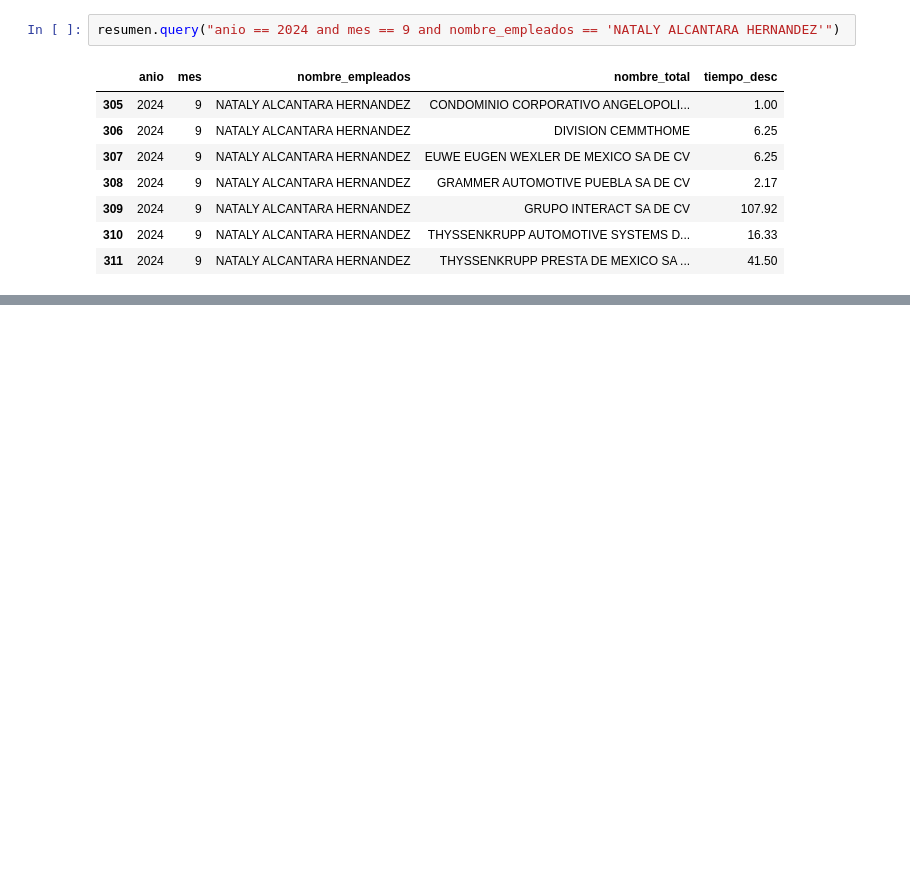
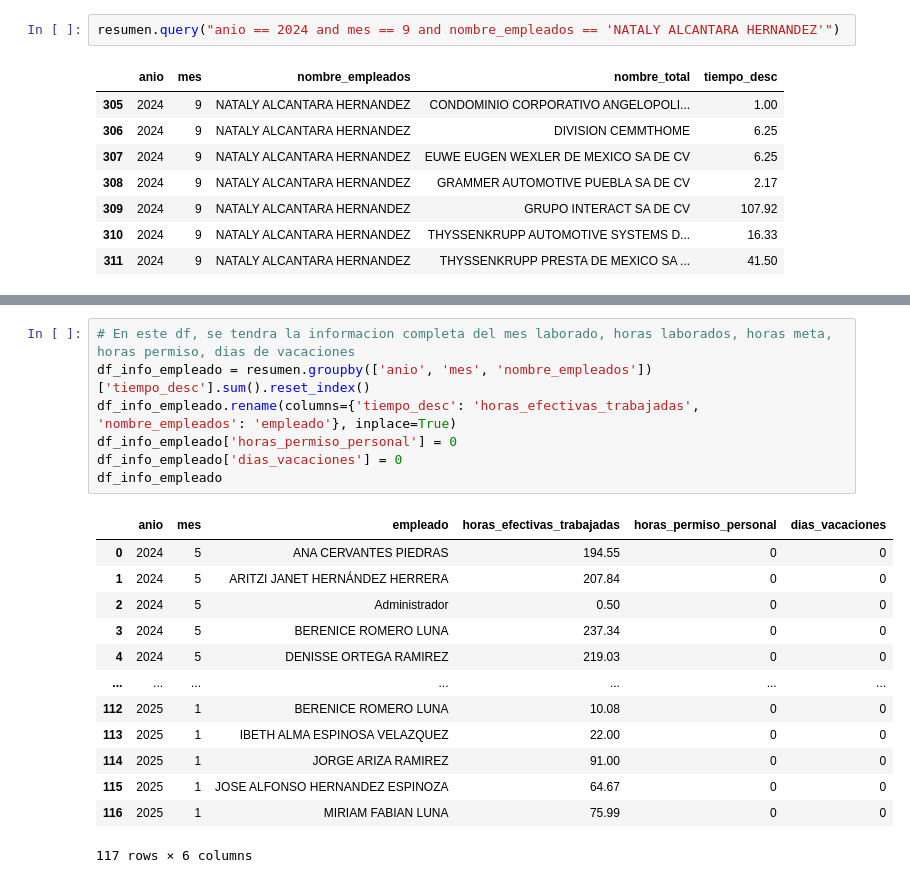
Before and after one commit to devAriza/data_gin_streamlit, a Jupyter notebook: data_analysis.ipynb, the cells around one changed output, grey strips where cells are left out. Drawn from its saved outputs; the diff is of its cells as text; blank space fills up the shorter version.

```diff
--- a/data_analysis.ipynb
+++ b/data_analysis.ipynb
@@ -169,0 +170,21 @@ resumen.query("anio == 2024 and mes == 8 and nombre_empleados == 'NATALY ALCANTA
+# %%
+# En este df, se tendra la informacion completa del mes laborado, horas laborados, horas meta, horas permiso, dias de vacaciones
+df_info_empleado = resumen.groupby(['anio', 'mes', 'nombre_empleados'])['tiempo_desc'].sum().reset_index()
+df_info_empleado.rename(columns={'tiempo_desc': 'horas_efectivas_trabajadas', 'nombre_empleados': 'empleado'}, inplace=True)
+df_info_empleado['horas_permiso_personal'] = 0
+df_info_empleado['dias_vacaciones'] = 0
+df_info_empleado
+# %% [output]
+|  | anio | mes | empleado | horas_efectivas_trabajadas | horas_permiso_personal | dias_vacaciones |
+| 0 | 2024 | 5 | ANA CERVANTES PIEDRAS | 194.55 | 0 | 0 |
+| 1 | 2024 | 5 | ARITZI JANET HERNÁNDEZ HERRERA | 207.84 | 0 | 0 |
+| 2 | 2024 | 5 | Administrador | 0.50 | 0 | 0 |
+| 3 | 2024 | 5 | BERENICE ROMERO LUNA | 237.34 | 0 | 0 |
+| 4 | 2024 | 5 | DENISSE ORTEGA RAMIREZ | 219.03 | 0 | 0 |
+| ... | ... | ... | ... | ... | ... | ... |
+| 112 | 2025 | 1 | BERENICE ROMERO LUNA | 10.08 | 0 | 0 |
+| 113 | 2025 | 1 | IBETH ALMA ESPINOSA VELAZQUEZ | 22.00 | 0 | 0 |
+| 114 | 2025 | 1 | JORGE ARIZA RAMIREZ | 91.00 | 0 | 0 |
+| 115 | 2025 | 1 | JOSE ALFONSO HERNANDEZ ESPINOZA | 64.67 | 0 | 0 |
+| 116 | 2025 | 1 | MIRIAM FABIAN LUNA | 75.99 | 0 | 0 |
+117 rows × 6 columns
```
Also changed, not shown: parts of 6 cells of this notebook, 1 other file.
